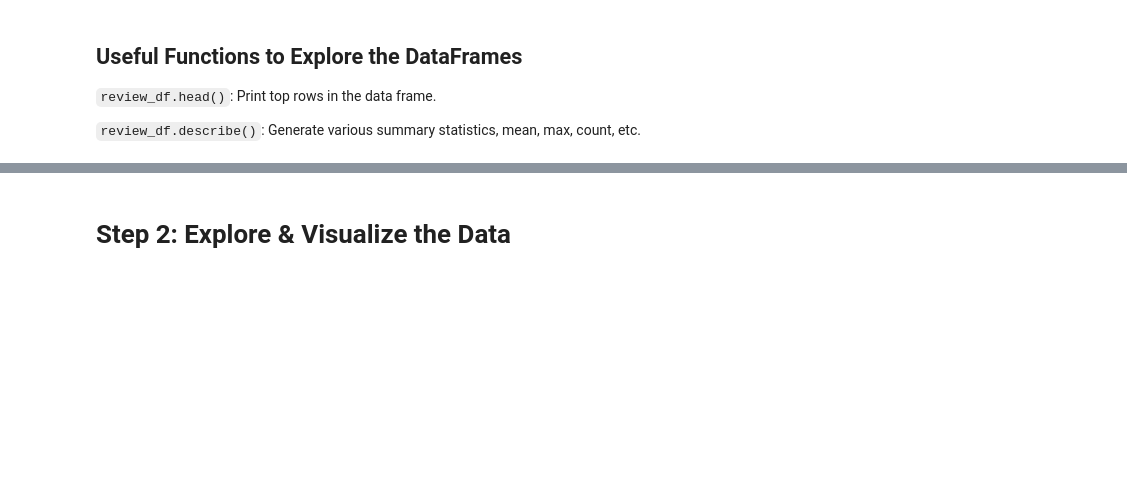
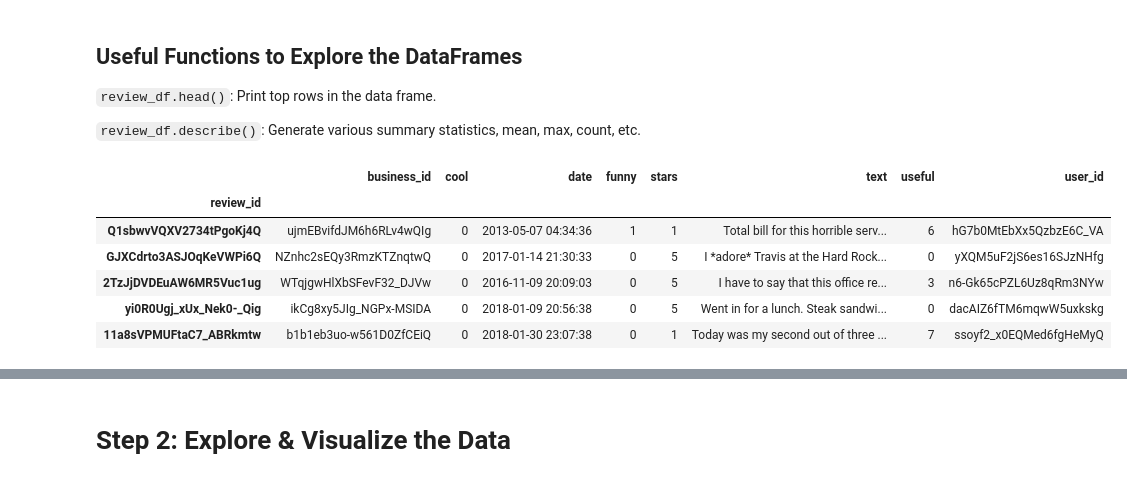
Before and after one commit to xun-tang/ds_workshop, a Jupyter notebook: Predict_Next_Review_Five_Star_round13_awe.ipynb, the cells around one changed output, grey strips where cells are left out. Drawn from its saved outputs; the diff is of its cells as text; code cells hidden in the pictures; blank space fills up the shorter version.

```diff
--- a/Predict_Next_Review_Five_Star_round13_awe.ipynb
+++ b/Predict_Next_Review_Five_Star_round13_awe.ipynb
@@ -61,3 +74,13 @@ Wall time: 6.04 s
 `review_df.head()`: Print top rows in the data frame.
 
 `review_df.describe()`: Generate various summary statistics, mean, max, count, etc.
+# %%
+review_df.head()
+# %% [output]
+|  | business_id | cool | date | funny | stars | text | useful | user_id |
+| review_id |  |  |  |  |  |  |  |  |
+| Q1sbwvVQXV2734tPgoKj4Q | ujmEBvifdJM6h6RLv4wQIg | 0 | 2013-05-07 04:34:36 | 1 | 1 | Total bill for this horrible serv... | 6 | hG7b0MtEbXx5QzbzE6C_VA |
+| GJXCdrto3ASJOqKeVWPi6Q | NZnhc2sEQy3RmzKTZnqtwQ | 0 | 2017-01-14 21:30:33 | 0 | 5 | I *adore* Travis at the Hard Rock... | 0 | yXQM5uF2jS6es16SJzNHfg |
+| 2TzJjDVDEuAW6MR5Vuc1ug | WTqjgwHlXbSFevF32_DJVw | 0 | 2016-11-09 20:09:03 | 0 | 5 | I have to say that this office re... | 3 | n6-Gk65cPZL6Uz8qRm3NYw |
+| yi0R0Ugj_xUx_Nek0-_Qig | ikCg8xy5JIg_NGPx-MSIDA | 0 | 2018-01-09 20:56:38 | 0 | 5 | Went in for a lunch. Steak sandwi... | 0 | dacAIZ6fTM6mqwW5uxkskg |
+| 11a8sVPMUFtaC7_ABRkmtw | b1b1eb3uo-w561D0ZfCEiQ | 0 | 2018-01-30 23:07:38 | 0 | 1 | Today was my second out of three ... | 7 | ssoyf2_x0EQMed6fgHeMyQ |
```
Also changed, not shown: parts of 73 cells of this notebook, 2 other files.
